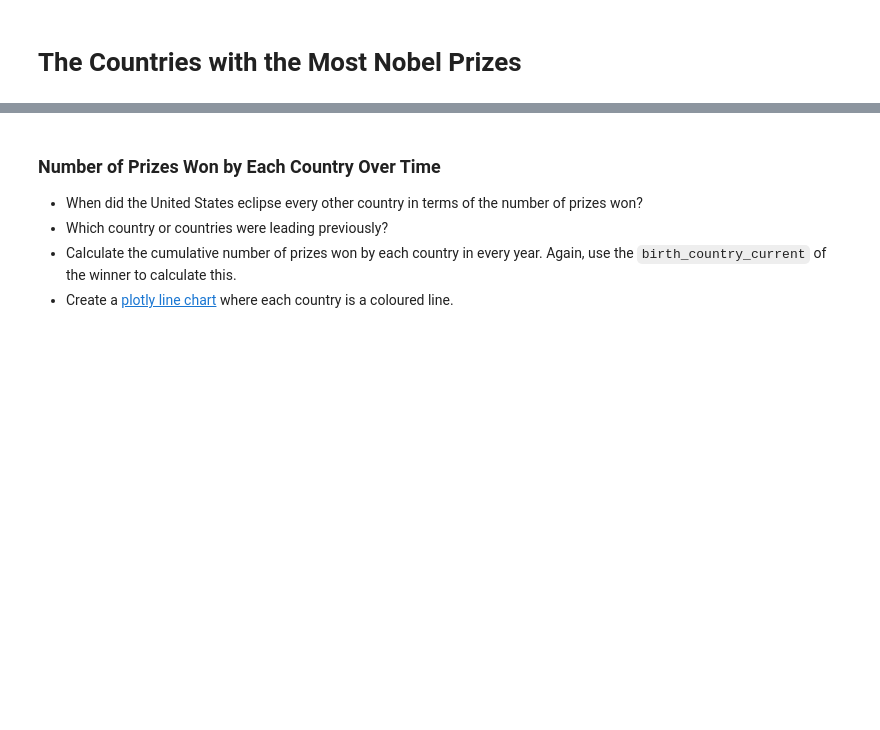
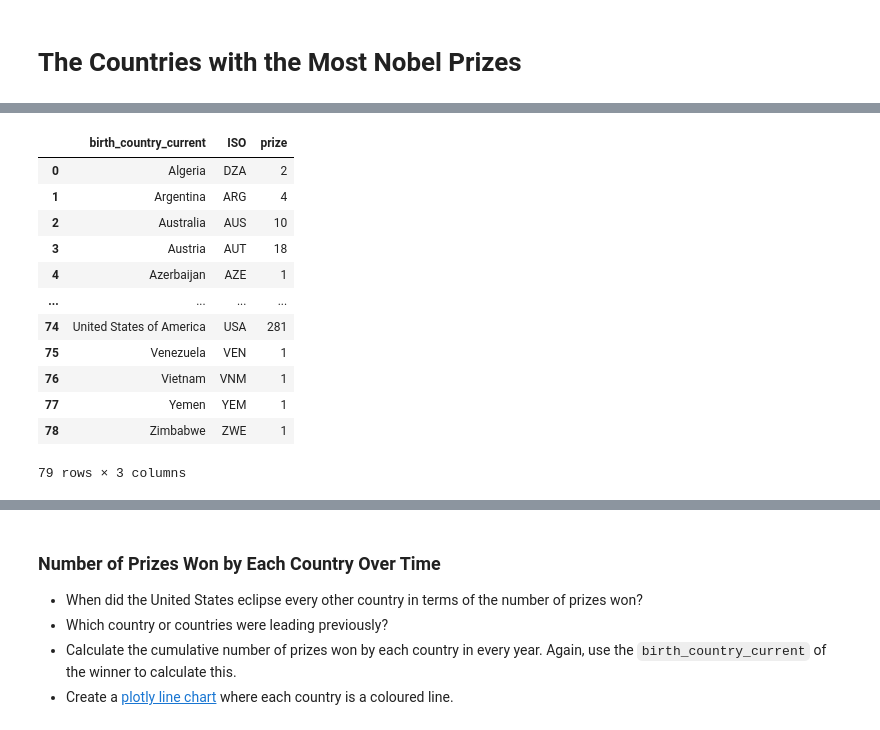
Before and after one commit to thedarkarchitect/basic_python_DS, a Jupyter notebook: Nobel+Prize+Analysis/Nobel_Prize_Analysis.ipynb, the cells around one changed output, grey strips where cells are left out. Drawn from its saved outputs; the diff is of its cells as text; code cells hidden in the pictures; blank space fills up the shorter version.

```diff
--- a/Nobel+Prize+Analysis/Nobel_Prize_Analysis.ipynb
+++ b/Nobel+Prize+Analysis/Nobel_Prize_Analysis.ipynb
@@ -436,3 +558,23 @@ plt.show()
 * Experiment with [plotly's available colours](https://plotly.com/python/builtin-colorscales/). I quite like the sequential colour `matter` on this map.
 
 Hint: You'll need to use a 3 letter country code for each country.
+# %%
+#To show countries on color coded map, we need to make use of ISO codes
+countries_df = df_data.groupby(['birth_country_current', 'ISO'],
+                                as_index=False).agg({'prize': pd.Series.count})
+
+countries_df
+# %% [output]
+|  | birth_country_current | ISO | prize |
+| 0 | Algeria | DZA | 2 |
+| 1 | Argentina | ARG | 4 |
+| 2 | Australia | AUS | 10 |
+| 3 | Austria | AUT | 18 |
+| 4 | Azerbaijan | AZE | 1 |
+| ... | ... | ... | ... |
+| 74 | United States of America | USA | 281 |
+| 75 | Venezuela | VEN | 1 |
+| 76 | Vietnam | VNM | 1 |
+| 77 | Yemen | YEM | 1 |
+| 78 | Zimbabwe | ZWE | 1 |
+79 rows × 3 columns
```
Also changed, not shown: parts of 13 cells of this notebook.
